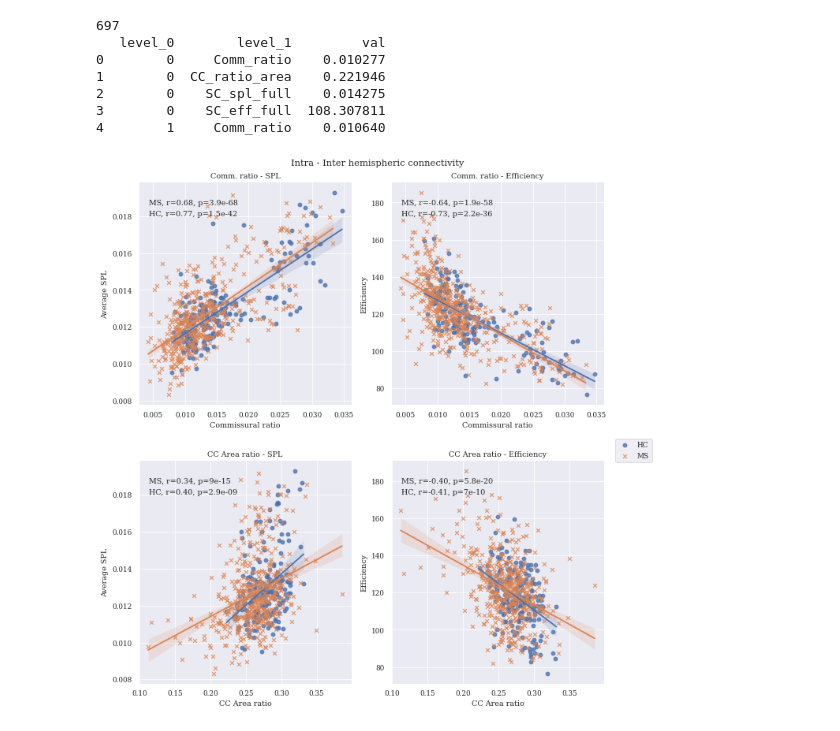
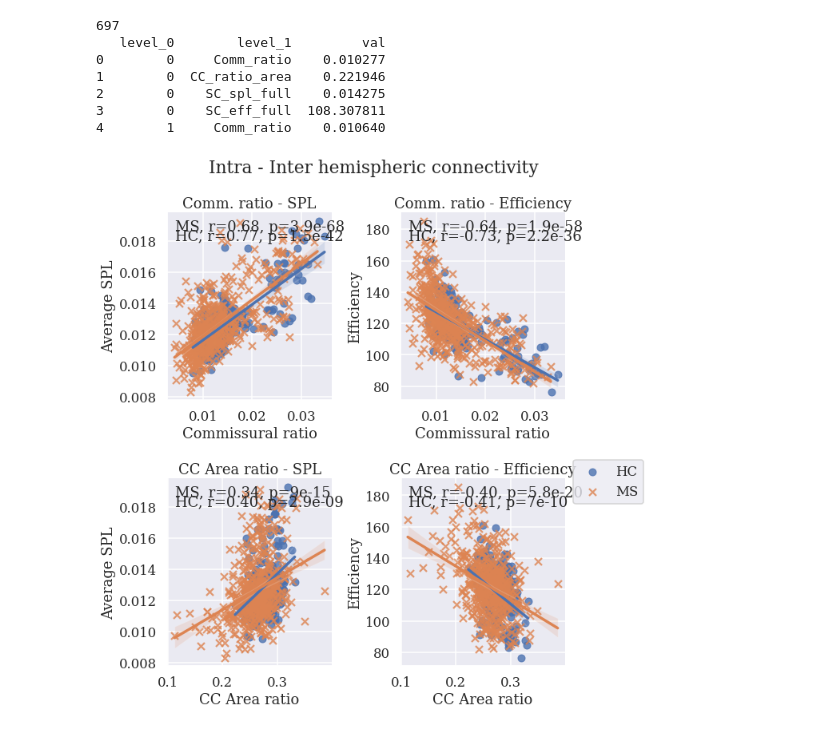
Before and after one commit to GerardMJuan/GraphNetworkMarkers, a Jupyter notebook: PAPER_FIGURES_TABLES/Fig1_intra_inter.ipynb, the cells around one changed output. Drawn from its saved outputs; the diff is of its cells as text; code cells hidden in the pictures.

```diff
--- a/PAPER_FIGURES_TABLES/Fig1_intra_inter.ipynb
+++ b/PAPER_FIGURES_TABLES/Fig1_intra_inter.ipynb
@@ -21,7 +20,7 @@ warnings.filterwarnings("ignore")
 
 from load_data import load_data
 # %%
-sns.set(style='darkgrid', context='paper', palette='Set1', font="serif")
+sns.set(style='darkgrid', context='talk', palette='Set1', font="serif")
 # %%
 # Hue colors order and names
 # auxiliar dict to put correct order in the figure
@@ -111,15 +110,16 @@ def annotate(col1, col2, data, multihue=False, **kwargs):
                 transform=ax.transAxes)
 
 to_correct = 'C(CENTER)'
+to_correct = 'C(CENTER) + AGE + C(SEX)'
 
 results = smf.ols(f'{x1} ~ {to_correct}', data=df_merged).fit()
-# df_merged[f"{x1}"] = results.resid + results.params.Intercept
+#df_merged[f"{x1}"] = results.resid + results.params.Intercept
 results = smf.ols(f'{y1} ~ {to_correct}', data=df_merged).fit()
-# df_merged[f"{y1}"] = results.resid + results.params.Intercept
+#df_merged[f"{y1}"] = results.resid + results.params.Intercept
 results = smf.ols(f'{y2} ~ {to_correct}', data=df_merged).fit()
-# df_merged[f"{y2}"] = results.resid + results.params.Intercept
+#df_merged[f"{y2}"] = results.resid + results.params.Intercept
 results = smf.ols(f'{y2} ~ {to_correct}', data=df_merged).fit()
-# df_merged[f"{y2}"] = results.resid + results.params.Intercept
+#df_merged[f"{y2}"] = results.resid + results.params.Intercept
 
 
 x1 = "Comm_ratio"
@@ -172,35 +172,35 @@ g = sns.lmplot(data=df_intra_inter, x="inter", y="intra", hue="disease", hue_ord
 fig = g.fig
 fig.suptitle("Intra - Inter hemispheric connectivity")
 a1 = fig.axes[0]
 a1.set_title("Comm. ratio - SPL")
 a1.set_xlabel("Commissural ratio")
 a1.set_ylabel("Average SPL")
 
 a2 = fig.axes[1]
 a2.set_title("Comm. ratio - Efficiency")
 a2.set_xlabel("Commissural ratio")
 a2.set_ylabel("Efficiency")
 
 a3 = fig.axes[2]
 a3.set_title("CC Area ratio - SPL")
 a3.set_xlabel("CC Area ratio")
 a3.set_ylabel("Average SPL")
 
 a4 = fig.axes[3]
 a4.set_title("CC Area ratio - Efficiency")
 a4.set_xlabel("CC Area ratio")
 a4.set_ylabel("Efficiency")
 
 plt.legend(bbox_to_anchor=(1.05, 1.1), loc='upper left', borderaxespad=0)
 plt.tight_layout()
 
 ## TODO: POSAR LLEGENDA MANUALMENT
 ## TODOTODO: WE SHOULD ADD BACK THE HC PATIENTS, AND PUT THEM USING CROSS, AND ALSO ADD THE
 
 
-plt.savefig("/home/extop/GERARD/PAPERS/PAPER_COBRA/FIGURES/FIg1_intrainter.png", dpi=300)
+# plt.savefig("/home/gerard/PAPERS/PAPER_COBRA/FIGURES/FIg1_intrainter.png", dpi=300)
 # %% [output]
-[figure, old version]
+[figure, new version]
 # %%
 def annotate_axis(col1, col2, data, ax, label, level=0):
     """
```
Also changed, not shown: parts of 6 cells of this notebook, 5 other files.
